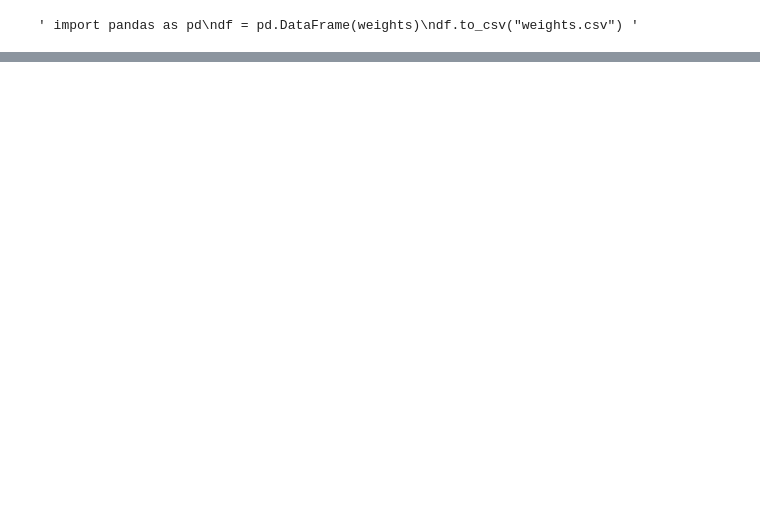
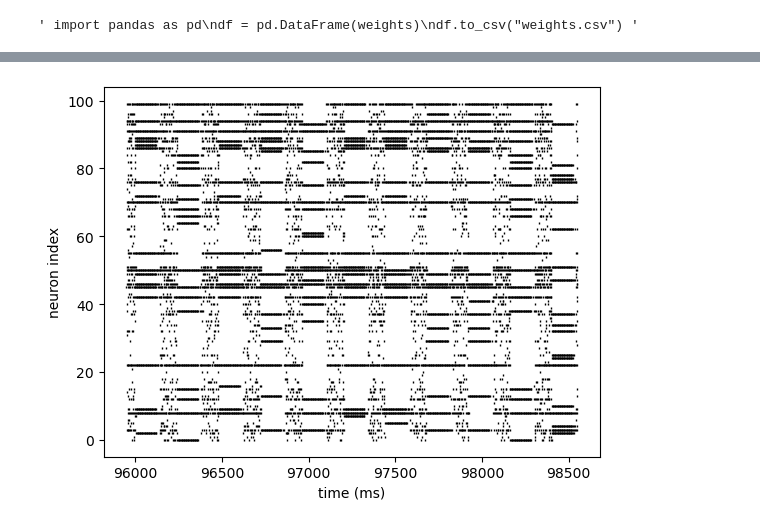
Before and after one commit to danvdm/spikingdentategyrus, a Jupyter notebook: scripts/train.ipynb, the cells around one changed output, grey strips where cells are left out. Drawn from its saved outputs; the diff is of its cells as text; code cells hidden in the pictures; blank space fills up the shorter version.

```diff
--- a/scripts/train.ipynb
+++ b/scripts/train.ipynb
@@ -165 +180,11 @@ plt.show() """
+# %%
+t_start = 400
+t_stop = 410
+precision = 1
+idx_start = np.where(np.round(Mv.t, precision) == np.round(time_points_dict["T"+str(t_start)+"_s"]/second, precision))[0][0]
+idx_stop = np.where(np.round(Mv.t, precision) == np.round(time_points_dict["T"+str(t_stop)+"_e"]/second-0.01, precision))[0][0]
+plot_raster(Mv.i[idx_start:idx_stop], Mv.t[idx_start:idx_stop], markersize=2,marker='|', color='k', mew=1)
+plt.show()
+# %% [output]
+[figure, new version]
 # %%
```
Also changed, not shown: parts of 13 cells of this notebook, 13 other files.
